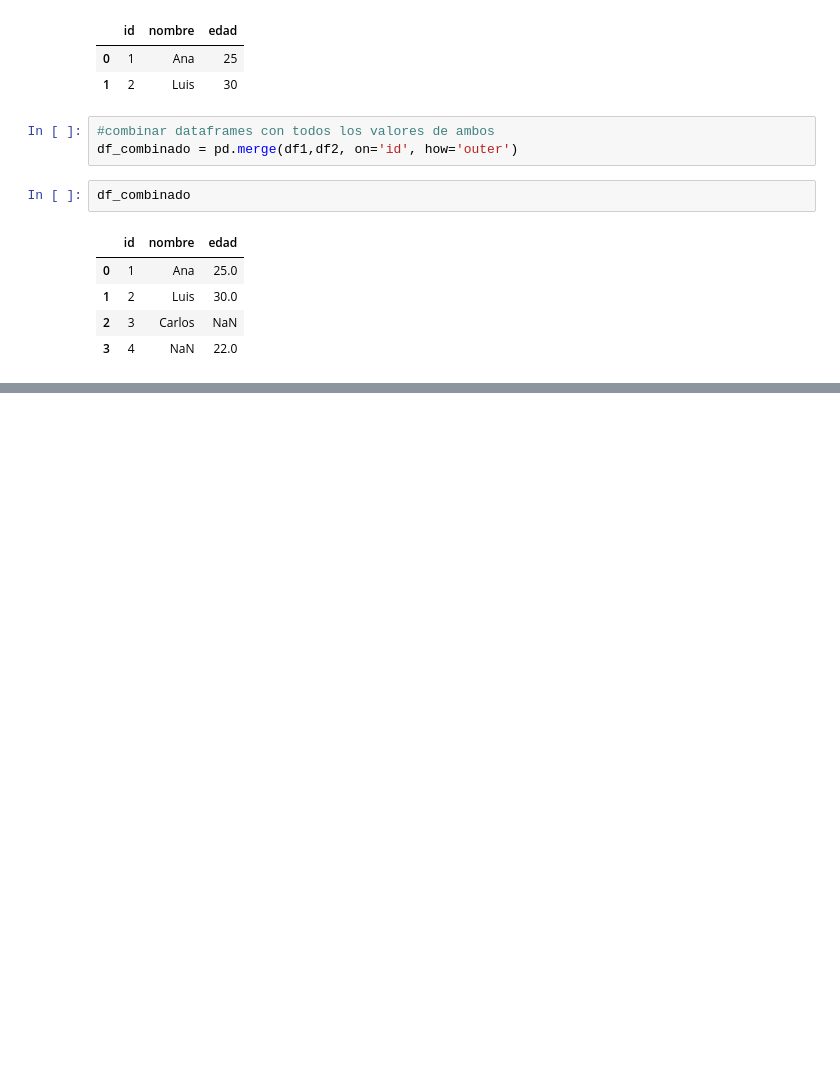
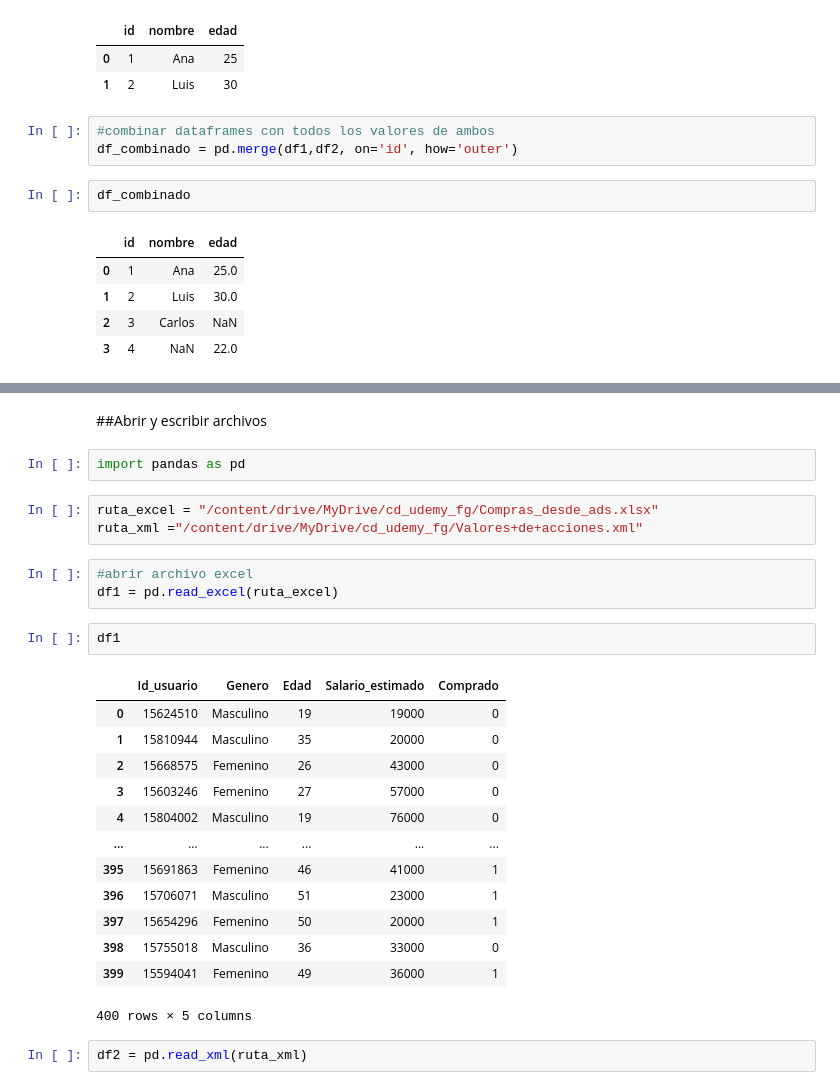
Before and after one commit to MyAppsTest/ciencia_datos_udemy_fg, a Jupyter notebook: CienciaDeDatos_con_Federico.ipynb, the cells around one changed output, grey strips where cells are left out. Cells and saved outputs as stored; diff of their text form; blank space fills up the shorter version.

```diff
--- a/CienciaDeDatos_con_Federico.ipynb
+++ b/CienciaDeDatos_con_Federico.ipynb
@@ -645,0 +930,28 @@ df_combinado
+# %% [markdown]
+##Abrir y escribir archivos
+# %%
+import pandas as pd
+# %%
+ruta_excel = "/content/drive/MyDrive/cd_udemy_fg/Compras_desde_ads.xlsx"
+ruta_xml ="/content/drive/MyDrive/cd_udemy_fg/Valores+de+acciones.xml"
+# %%
+#abrir archivo excel
+df1 = pd.read_excel(ruta_excel)
+# %%
+df1
+# %% [output]
+|  | Id_usuario | Genero | Edad | Salario_estimado | Comprado |
+| 0 | 15624510 | Masculino | 19 | 19000 | 0 |
+| 1 | 15810944 | Masculino | 35 | 20000 | 0 |
+| 2 | 15668575 | Femenino | 26 | 43000 | 0 |
+| 3 | 15603246 | Femenino | 27 | 57000 | 0 |
+| 4 | 15804002 | Masculino | 19 | 76000 | 0 |
+| ... | ... | ... | ... | ... | ... |
+| 395 | 15691863 | Femenino | 46 | 41000 | 1 |
+| 396 | 15706071 | Masculino | 51 | 23000 | 1 |
+| 397 | 15654296 | Femenino | 50 | 20000 | 1 |
+| 398 | 15755018 | Masculino | 36 | 33000 | 0 |
+| 399 | 15594041 | Femenino | 49 | 36000 | 1 |
+400 rows × 5 columns
+# %%
+df2 = pd.read_xml(ruta_xml)
```
Also changed, not shown: parts of 58 cells of this notebook.
